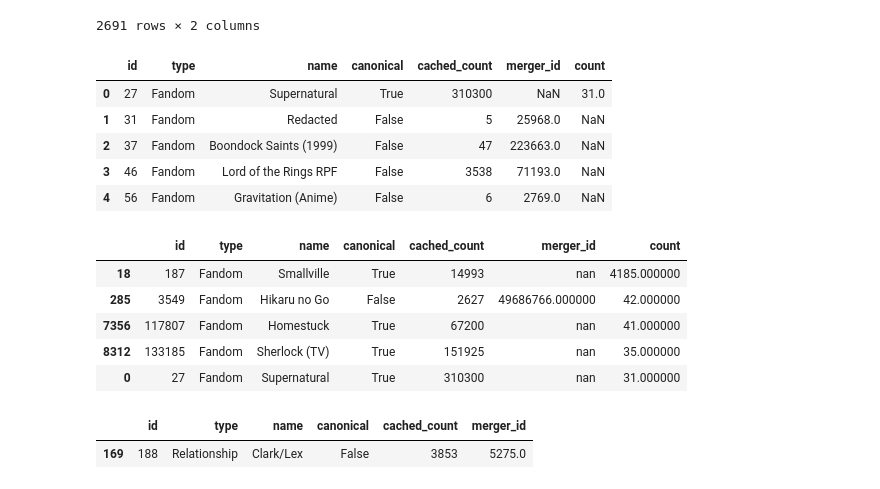
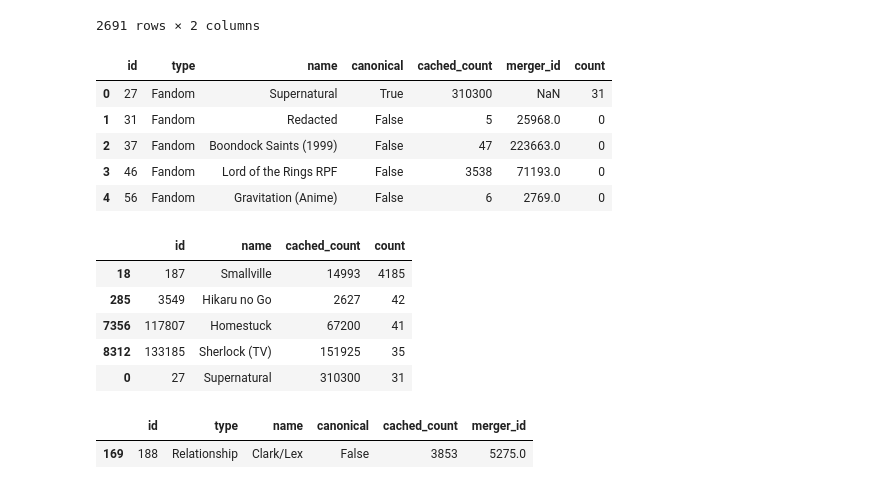
Before and after one commit to joelleneyap/fandomstudies, a Jupyter notebook: fic_spikes.ipynb, the cells around one changed output. Drawn from its saved outputs; the diff is of its cells as text; code cells hidden in the pictures.

```diff
--- a/fic_spikes.ipynb
+++ b/fic_spikes.ipynb
@@ -170,29 +170,29 @@ fandoms.loc[:, 'id'] = fandoms['id'].astype(int)
 fandom_counts_spike_2012_works = pd.merge(fandoms, tag_counts_spike_2012_works, on='id', how='left')
 
 # Replace NaN values in the "count" column with 0
-# fandom_counts_spike_2012_works['count'] = fandom_counts_spike_2012_works['count'].fillna(0).as,type(int)
+fandom_counts_spike_2012_works['count'] = fandom_counts_spike_2012_works['count'].fillna(0).astype(int)
 
 fandom_counts_spike_2012_works.head()
 # %% [output]
 |  | id | type | name | canonical | cached_count | merger_id | count |
-| 0 | 27 | Fandom | Supernatural | True | 310300 | NaN | 31.0 |
-| 1 | 31 | Fandom | Redacted | False | 5 | 25968.0 | NaN |
-| 2 | 37 | Fandom | Boondock Saints (1999) | False | 47 | 223663.0 | NaN |
-| 3 | 46 | Fandom | Lord of the Rings RPF | False | 3538 | 71193.0 | NaN |
-| 4 | 56 | Fandom | Gravitation (Anime) | False | 6 | 2769.0 | NaN |
+| 0 | 27 | Fandom | Supernatural | True | 310300 | NaN | 31 |
+| 1 | 31 | Fandom | Redacted | False | 5 | 25968.0 | 0 |
+| 2 | 37 | Fandom | Boondock Saints (1999) | False | 47 | 223663.0 | 0 |
+| 3 | 46 | Fandom | Lord of the Rings RPF | False | 3538 | 71193.0 | 0 |
+| 4 | 56 | Fandom | Gravitation (Anime) | False | 6 | 2769.0 | 0 |
 # %%
 # SORT YAY
 
 fandom_counts_spike_2012_works = fandom_counts_spike_2012_works.sort_values(by='count', ascending=False)
-fandom_counts_spike_2012_works.head().style.set_properties(**{'background-color': '#EBE9E1',
+fandom_counts_spike_2012_works[['id', 'name', 'cached_count', 'count']].head().style.set_properties(**{'background-color': '#EBE9E1',
                                                               'color': 'black'})
 # %% [output]
-|  | id | type | name | canonical | cached_count | merger_id | count |
-| 18 | 187 | Fandom | Smallville | True | 14993 | nan | 4185.000000 |
-| 285 | 3549 | Fandom | Hikaru no Go | False | 2627 | 49686766.000000 | 42.000000 |
-| 7356 | 117807 | Fandom | Homestuck | True | 67200 | nan | 41.000000 |
-| 8312 | 133185 | Fandom | Sherlock (TV) | True | 151925 | nan | 35.000000 |
-| 0 | 27 | Fandom | Supernatural | True | 310300 | nan | 31.000000 |
+|  | id | name | cached_count | count |
+| 18 | 187 | Smallville | 14993 | 4185 |
+| 285 | 3549 | Hikaru no Go | 2627 | 42 |
+| 7356 | 117807 | Homestuck | 67200 | 41 |
+| 8312 | 133185 | Sherlock (TV) | 151925 | 35 |
+| 0 | 27 | Supernatural | 310300 | 31 |
 # %%
 tags[tags['id'] == 188]
 # %% [output]
```
Also changed, not shown: parts of 4 cells of this notebook.
